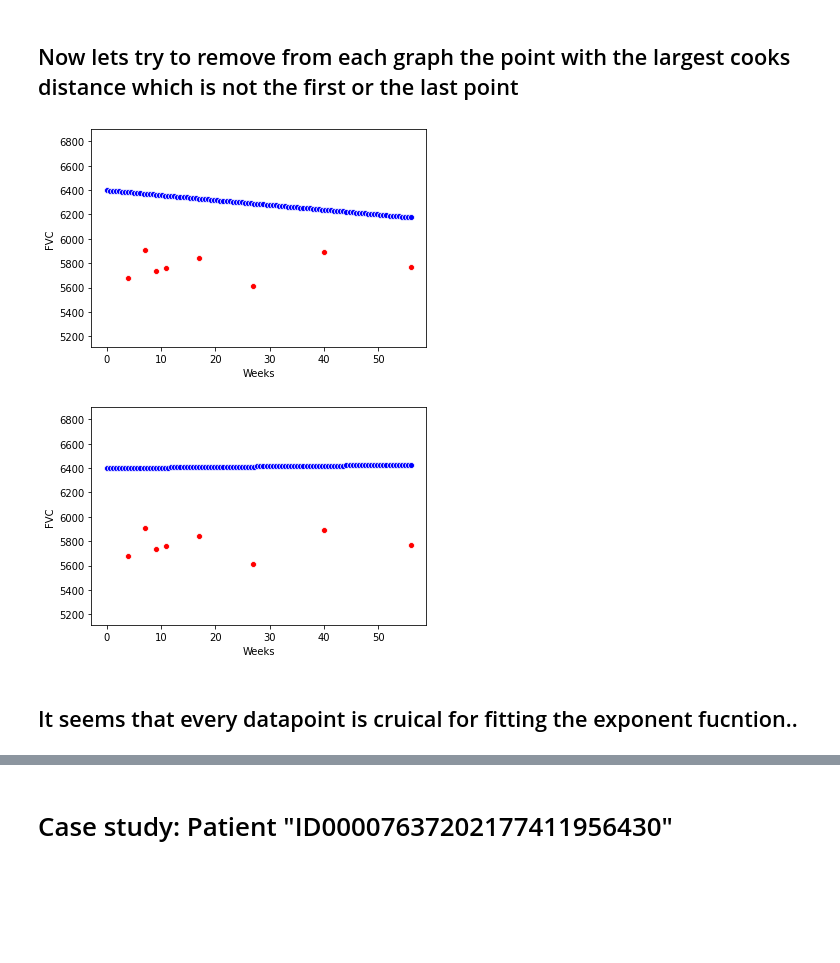
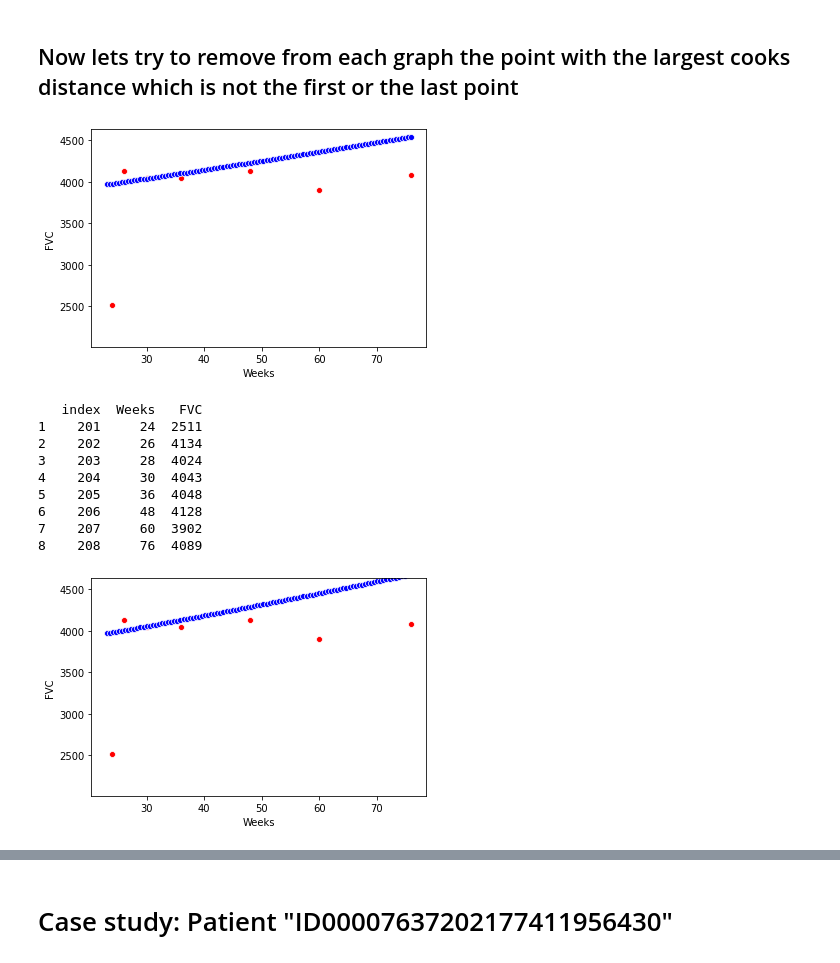
Before and after one commit to omerhac/osic-fibrosis, a Jupyter notebook: exponent_functions_eda.ipynb, the cells around one changed output, grey strips where cells are left out. Drawn from its saved outputs; the diff is of its cells as text; code cells hidden in the pictures; blank space fills up the shorter version.

```diff
--- a/exponent_functions_eda.ipynb
+++ b/exponent_functions_eda.ipynb
@@ -30,25 +40,3 @@ func_dict = {}
 for id in exp_dict:
   i_week, i_fvc = table_data.get_initial_fvc(id)
   func_dict[id] = predict.ExpFunc(i_fvc, exp_dict[id], i_week)
-# %%
-# plot one patient predicted graph
-exp_gen = predict.exponent_generator(IMAGES_GCS_PATH + '/validation')
-
-# init plot
-fig, ax = plt.subplots(5, 2, figsize=(10, 40))
-
-# visualize prediction vs ground truth graphs
-for i, (id, exp_func) in enumerate(exp_gen):
-  gt_func = func_dict[id]  # get ground truth function
-
-  # plot ground truth
-  visualize.plot_patient_exp(id, exp_function=gt_func, ax=ax[i, 0])
-  ax[i, 0].set_title("Ground truth")
-
-  # plot prediction
-  visualize.plot_patient_exp(id, exp_function=exp_func, ax=ax[i, 1])
-  ax[i, 1].set_title("Prediction")
-
-  # stopping rule
-  if i == 4:
-    break
@@ -214,7 +195,7 @@ def get_cooks_distance(observations):
 def remove_outlier(fvc_hist):
   """Remove the point with the largest cooks distance from the fvc observations. Do not remove the first nor the last point"""
   max_ind = get_cooks_distance(fvc_hist)[1:-1].argmax() # remove first and last
-  fvc_hist = fvc_hist.reset_index(drop=True)
+  fvc_hist = fvc_hist.reset_index()
   return fvc_hist.drop(max_ind, axis=0)
 
 
@@ -239,26 +220,32 @@ def get_patient_fvc_exp(hist):
     return -neg_k
 # %%
 # ID00408637202308839708961
-id = "ID00219637202258203123958"
+id = "ID00061637202188184085559"
 visualize.plot_patient_exp(id, exp_function=func_dict[id])
 hist = table_data.get_fvc_hist(train_table, id)
 
 # remove outliers
 hist_corrected = remove_outlier(hist)
-
+hist_corrected = remove_outlier(hist)
 
 # fit second exponent
 i_week, i_fvc = table_data.get_initial_fvc(id)
 k = get_patient_fvc_exp(hist_corrected)
-
 new_exp = predict.ExpFunc(i_fvc, k, i_week)
 
 visualize.plot_patient_exp(id, exp_function=new_exp)
 # %% [output]
-[figure, old version]
+[figure, new version]
+   index  Weeks   FVC
+1    201     24  2511
+2    202     26  4134
+3    203     28  4024
+4    204     30  4043
+5    205     36  4048
+6    206     48  4128
+7    207     60  3902
+8    208     76  4089
-[figure, old version]
+[figure, new version]
-# %% [markdown]
-## It seems that every datapoint is cruical for fitting the exponent fucntion..
 # %%
 id = np.random.choice(list(func_dict))
 visualize.plot_patient_exp(id, exp_function=func_dict[id])
```
Also changed, not shown: parts of 20 cells of this notebook.
